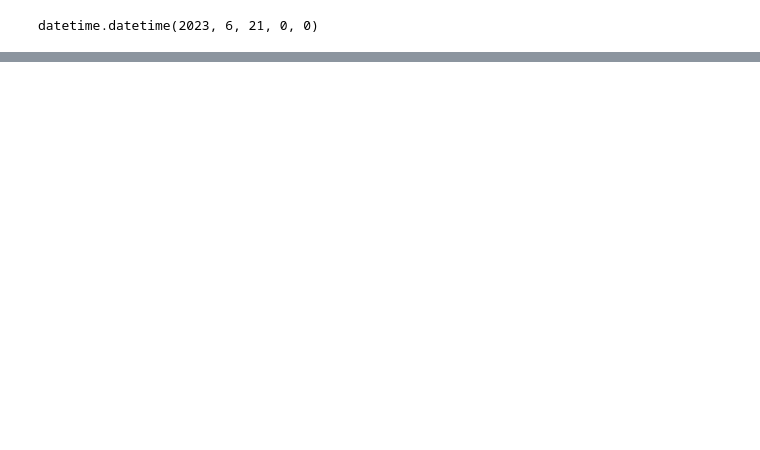
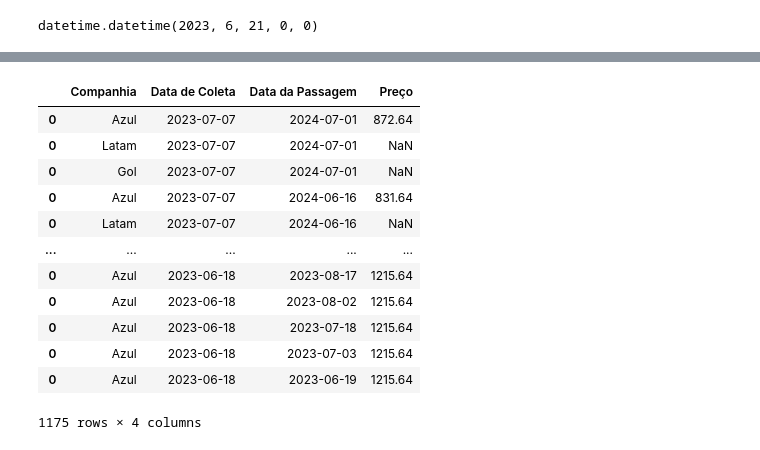
Before and after one commit to matheusgirola/WebScrapping-Passagens, a Jupyter notebook: Price_Analysis.ipynb, the cells around one changed output, grey strips where cells are left out. Cells and saved outputs as stored; diff of their text form; code cells hidden in the pictures; blank space fills up the shorter version.

```diff
--- a/Price_Analysis.ipynb
+++ b/Price_Analysis.ipynb
@@ -65,0 +118,15 @@ Name: Preço (R$), dtype: float64
+# %%
+test_df = pd.DataFrame()
+
+for folder in os.listdir('./Azul')[1:]:
+    print(folder)
+    tmp_df = pd.DataFrame()
+    _, _, tmp_dates = get_dates(dt.datetime.strptime(folder, '%d-%m-%Y'))
+    for d in tmp_dates:
+        #print(d)
+        try:
+            prices = pd.read_pickle("./Azul/" + folder + f"/{d}.pkl")["Preço (R$)"]
+        except:
+            prices = np.nan
+        tmp_df[tmp_dates.index(d)] = prices
+    test_df[folder] = tmp_df.min()
@@ -65,0 +220,23 @@ Name: Preço (R$), dtype: float64
+# %%
+test_df['Data de Coleta'] = pd.to_datetime(test_df['Data de Coleta'], format='%d-%m-%Y')
+test_df['Data da Passagem'] = pd.to_datetime(test_df['Data da Passagem'], format='%d-%m-%Y')
+# %%
+test_df = test_df.sort_values(by=['Data de Coleta', 'Data da Passagem'], ascending = False)
+tmp = df[(df['Data de Coleta'] > '2023-06-30')]
+test_df['Data de Coleta'] = test_df['Data de Coleta'].astype(str)
+test_df['Data da Passagem'] = test_df['Data da Passagem'].astype(str)
+test_df
+# %% [output]
+|  | Companhia | Data de Coleta | Data da Passagem | Preço |
+| 0 | Azul | 2023-07-07 | 2024-07-01 | 872.64 |
+| 0 | Latam | 2023-07-07 | 2024-07-01 | NaN |
+| 0 | Gol | 2023-07-07 | 2024-07-01 | NaN |
+| 0 | Azul | 2023-07-07 | 2024-06-16 | 831.64 |
+| 0 | Latam | 2023-07-07 | 2024-06-16 | NaN |
+| ... | ... | ... | ... | ... |
+| 0 | Azul | 2023-06-18 | 2023-08-17 | 1215.64 |
+| 0 | Azul | 2023-06-18 | 2023-08-02 | 1215.64 |
+| 0 | Azul | 2023-06-18 | 2023-07-18 | 1215.64 |
+| 0 | Azul | 2023-06-18 | 2023-07-03 | 1215.64 |
+| 0 | Azul | 2023-06-18 | 2023-06-19 | 1215.64 |
+1175 rows × 4 columns
```
Also changed, not shown: parts of 14 cells of this notebook, 2 other files.
